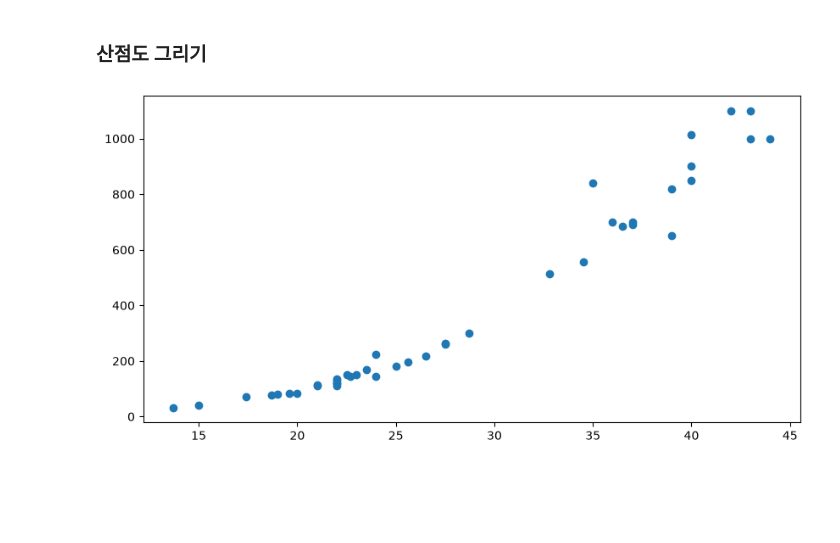
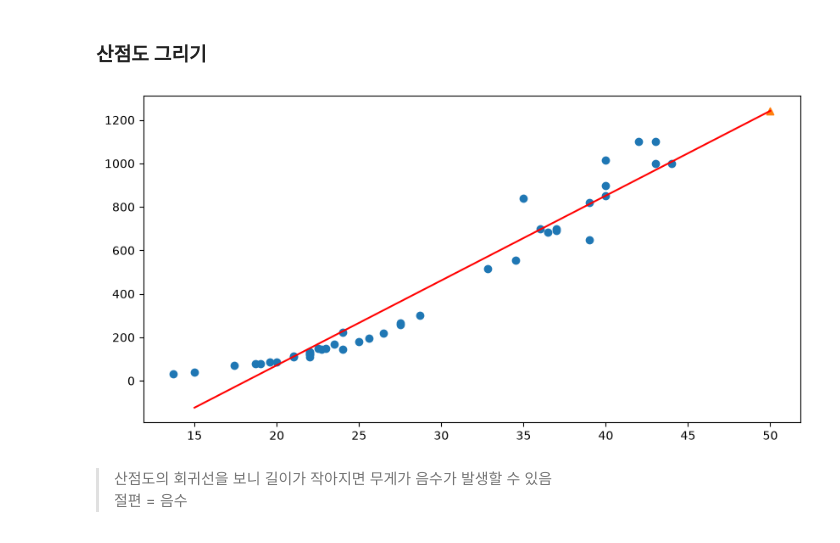
Before and after one commit to jinjinx28/python-lab, a Jupyter notebook: machine/선형회귀.ipynb, the cells around one changed output. Drawn from its saved outputs; the diff is of its cells as text; code cells hidden in the pictures; blank space fills up the shorter version.

```diff
--- a/machine/선형회귀.ipynb
+++ b/machine/선형회귀.ipynb
@@ -130,7 +130,19 @@ print(lr.coef_, lr.intercept_)
 # %%
 # 훈련세트의 산점도
 plt.figure(figsize=(10, 5))
 plt.scatter(train_input, train_target)
+
+plt.plot(
+    [15, 50],
+    [15 * lr.coef_[0] + lr.intercept_, 50 * lr.coef_[0] + lr.intercept_],
+    c = 'red'
+)
+
+# 50cm 생선
+plt.scatter(50, 1241.8, marker='^')
 plt.show()
 # %% [output]
-[figure, old version]
+[figure, new version]
+# %% [markdown]
+> 산점도의 회귀선을 보니 길이가 작아지면 무게가 음수가 발생할 수 있음
+> 절편 = 음수
```
Also changed, not shown: parts of 10 cells of this notebook.
